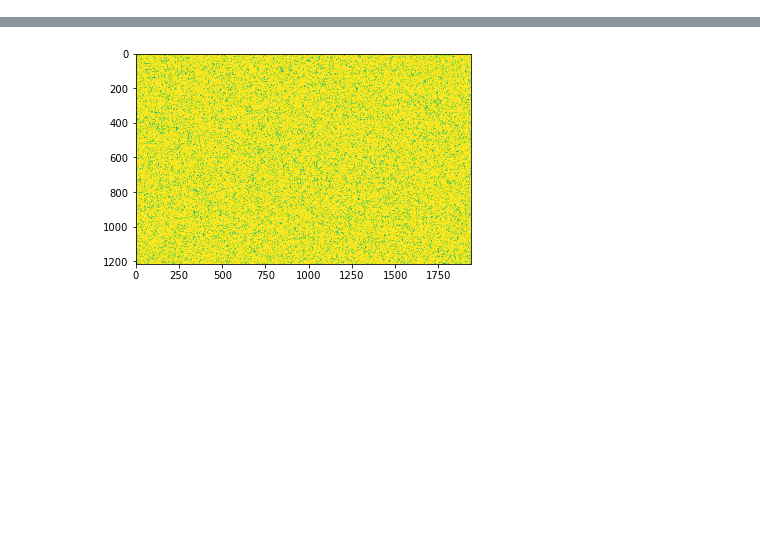
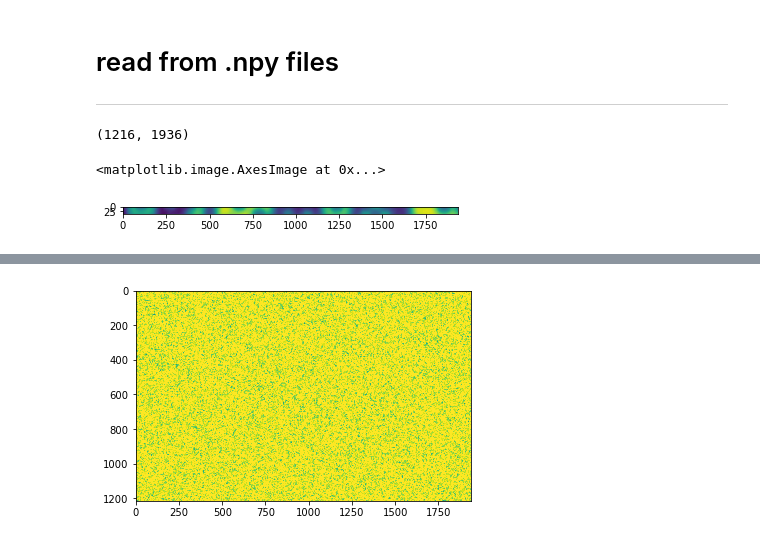
Before and after one commit to igred8/laser-rb, a Jupyter notebook: notebooks/2.0-autoco-igad.ipynb, the cells around one changed output, grey strips where cells are left out. Drawn from its saved outputs; the diff is of its cells as text; code cells hidden in the pictures; blank space fills up the shorter version.

```diff
--- a/notebooks/2.0-autoco-igad.ipynb
+++ b/notebooks/2.0-autoco-igad.ipynb
@@ -16,3 +16,34 @@ import scipy.constants as pc
 import pandas as pd
 
 import matplotlib.pyplot as plt
+# %% [markdown]
+# read from .npy files
+---
+# %%
+SAVE_PATH = r'D:/Dropbox/RBT/4grit/laser/data/shg-test/2021-10-01/'
+
+files = os.listdir(SAVE_PATH)
+fnlist = [SAVE_PATH+fn for fn in files if (  'manta-frame' in fn
+                                            and 'Mono8' in fn
+                                            and '10-01' in fn
+                                            # and '.csv' in fn
+                                        )
+            ]
+
+test = np.load(fnlist[-1])
+test.shape
+
+# plt.imshow(255 - test[:,:])
+# plt.imshow(test[:,:])
+# %% [output]
+(1216, 1936)
+# %%
+frames_ac = np.zeros([len(fnlist), 1216, 1936])
+for i,fn in enumerate(fnlist):
+    frames_ac[i] = np.load(fn)
+# %%
+
+plt.imshow(frames_ac[0, rmid-rspan:rmid+rspan, :])
+# %% [output]
+<matplotlib.image.AxesImage at 0x...>
+[figure, added]
```
Also changed, not shown: parts of 2 cells of this notebook, 3 other files.
